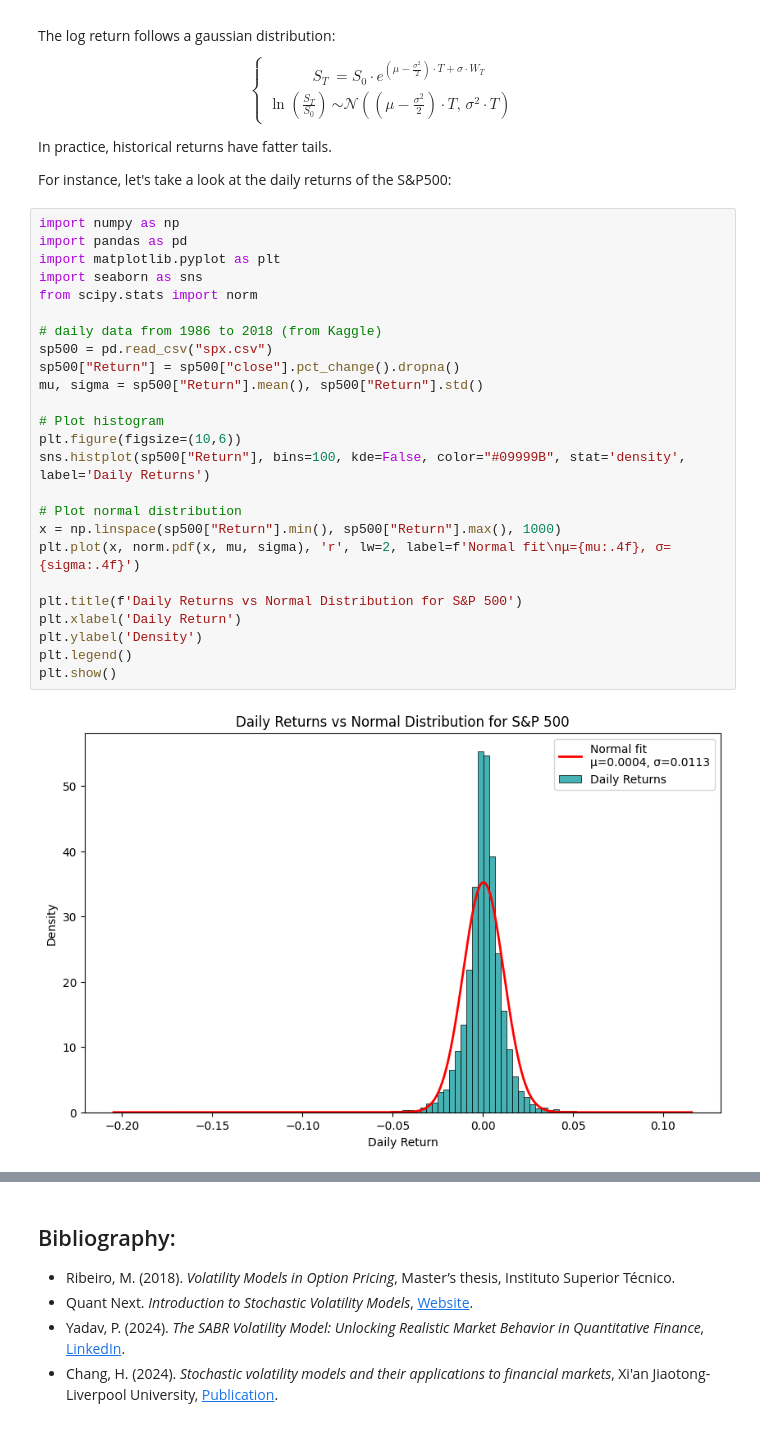
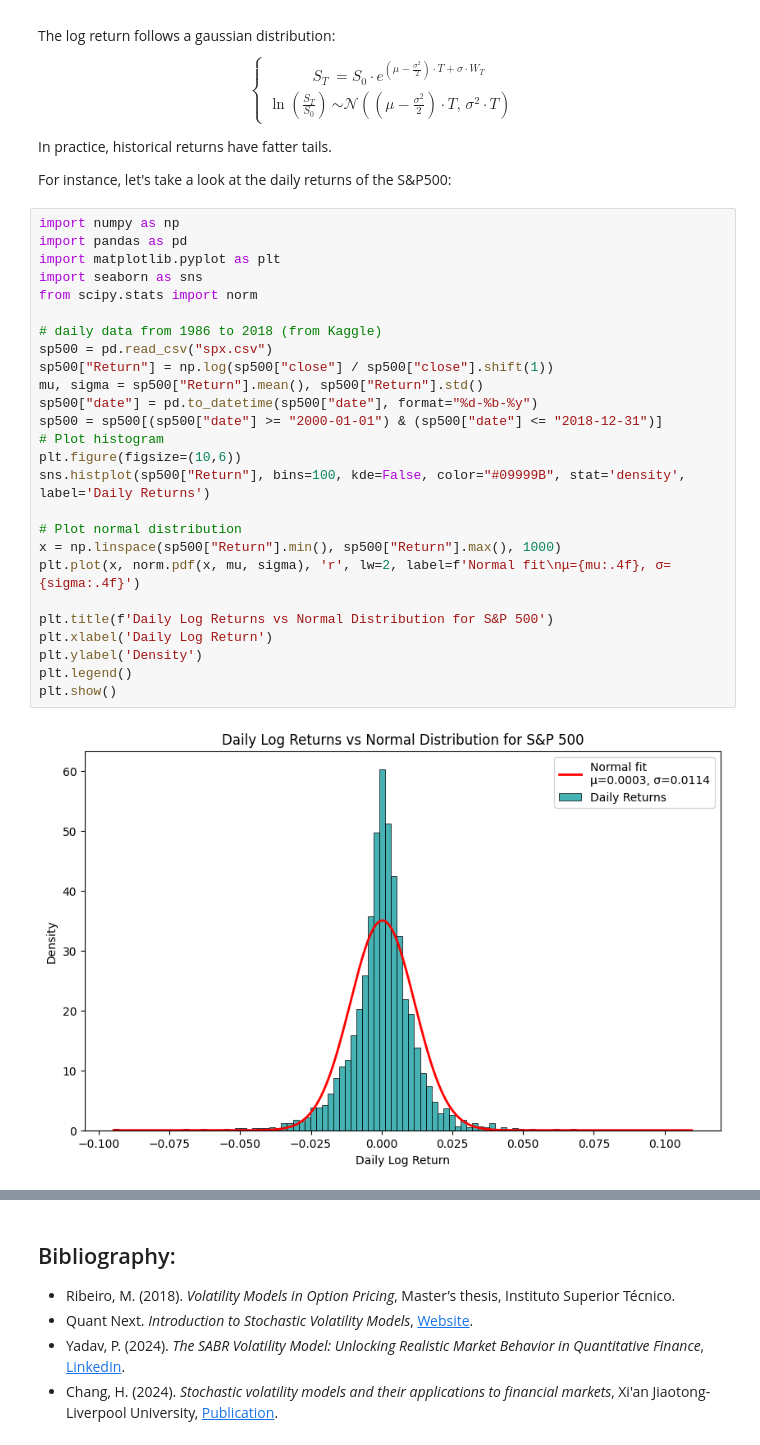
Before and after one commit to adbayre/Quant-Option-Portfolio, a Jupyter notebook: Stochastic_Volatility_Models.ipynb, the cells around one changed output, grey strips where cells are left out. Saved outputs shown, nothing was run; the diff lists cells and outputs as text.

```diff
--- a/Stochastic_Volatility_Models.ipynb
+++ b/Stochastic_Volatility_Models.ipynb
@@ -35,27 +35,28 @@ For instance, let's take a look at the daily returns of the S&P500:
 # %%
 import numpy as np
 import pandas as pd
 import matplotlib.pyplot as plt
 import seaborn as sns
 from scipy.stats import norm
 
 # daily data from 1986 to 2018 (from Kaggle)
 sp500 = pd.read_csv("spx.csv")
-sp500["Return"] = sp500["close"].pct_change().dropna()
+sp500["Return"] = np.log(sp500["close"] / sp500["close"].shift(1))
 mu, sigma = sp500["Return"].mean(), sp500["Return"].std()
-
+sp500["date"] = pd.to_datetime(sp500["date"], format="%d-%b-%y")
+sp500 = sp500[(sp500["date"] >= "2000-01-01") & (sp500["date"] <= "2018-12-31")]
 # Plot histogram
 plt.figure(figsize=(10,6))
 sns.histplot(sp500["Return"], bins=100, kde=False, color="#09999B", stat='density', label='Daily Returns')
 
 # Plot normal distribution
 x = np.linspace(sp500["Return"].min(), sp500["Return"].max(), 1000)
 plt.plot(x, norm.pdf(x, mu, sigma), 'r', lw=2, label=f'Normal fit\nμ={mu:.4f}, σ={sigma:.4f}')
 
-plt.title(f'Daily Returns vs Normal Distribution for S&P 500')
-plt.xlabel('Daily Return')
+plt.title(f'Daily Log Returns vs Normal Distribution for S&P 500')
+plt.xlabel('Daily Log Return')
 plt.ylabel('Density')
 plt.legend()
 plt.show()
 # %% [output]
-[figure, old version]
+[figure, new version]
```
Also changed, not shown: parts of 9 cells of this notebook, 1 other file.
